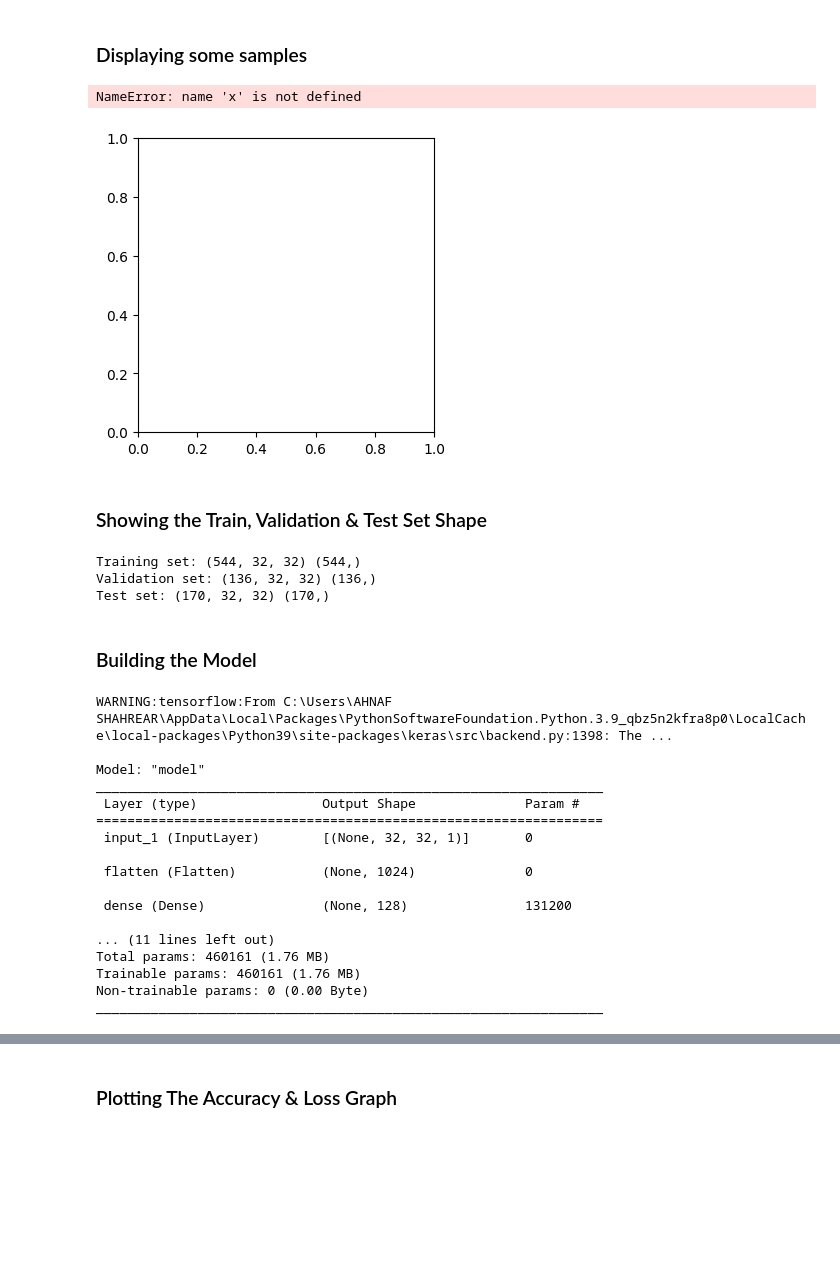
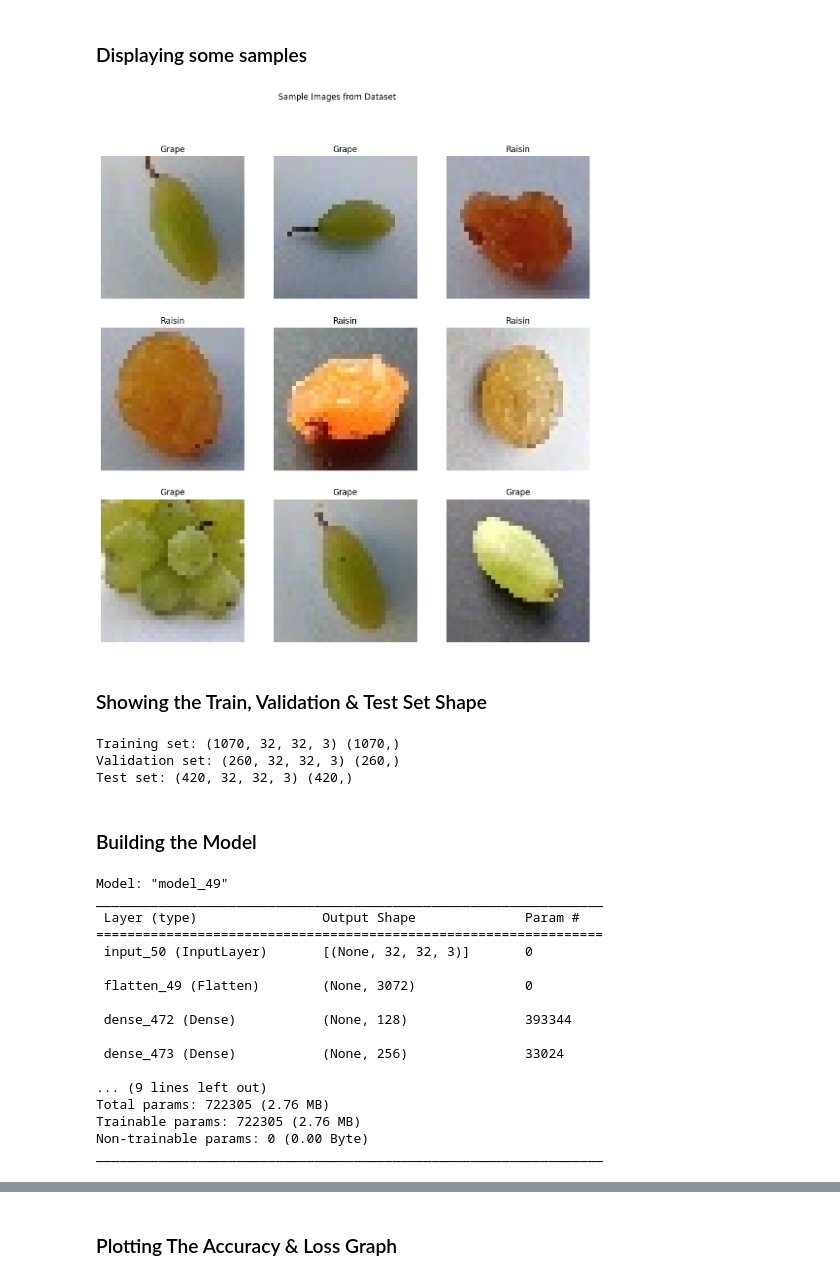
Before and after one commit to ahnafshahrear/Artificial-Intelligence-Lab, a Jupyter notebook: Assignment 4/binary-classification-using-fully-connected-neural-network.ipynb, the cells around one changed output, grey strips where cells are left out. Saved outputs shown, nothing was run; the diff lists cells and outputs as text; code cells hidden in the pictures; blank space fills up the shorter version.

Commit message:
binary-classification-using-fully-connected-neural-network updated

```diff
--- a/Assignment 4/binary-classification-using-fully-connected-neural-network.ipynb
+++ b/Assignment 4/binary-classification-using-fully-connected-neural-network.ipynb
@@ -26,7 +20,7 @@ for category in categories:
 
     for name in os.listdir(folder):
         image_name = os.path.join(folder, name)
-        image = cv2.imread(image_name, 0)
+        image = cv2.imread(image_name)
         dataset.append([image, label])
 
 random.shuffle(dataset)
@@ -53,7 +47,7 @@ for category in categories:
 
     for name in os.listdir(folder):
         image_name = os.path.join(folder, name)
-        image = cv2.imread(image_name, 0)
+        image = cv2.imread(image_name)
         dataset.append([image, label])
 
 random.shuffle(dataset)
@@ -80,7 +74,7 @@ for category in categories:
 
     for name in os.listdir(folder):
         image_name = os.path.join(folder, name)
-        image = cv2.imread(image_name, 0)
+        image = cv2.imread(image_name)
         dataset.append([image, label])
 
 random.shuffle(dataset)
@@ -106,16 +100,15 @@ def get_label(label):
 # %%
 plt.figure(figsize = (13, 13))
 for k in range(1, 10):
     plt.subplot(3, 3, k)
-    plt.imshow(cv2.cvtColor(x[k], cv2.COLOR_BGR2RGB))
-    plt.title(get_label(y[k]))
+    plt.imshow(cv2.cvtColor(x_train[k], cv2.COLOR_BGR2RGB))
+    plt.title(get_label(y_train[k]))
     plt.axis("off")
 
 plt.suptitle("Sample Images from Dataset")
 plt.show()
 # %% [output]
-NameError: name 'x' is not defined
-[figure, old version]
+[figure, new version]
 # %% [markdown]
 ### Showing the Train, Validation & Test Set Shape
 # %%
@@ -123,41 +116,43 @@ print("Training set:", x_train.shape, y_train.shape)
 print("Validation set:", x_val.shape, y_val.shape)
 print("Test set:", x_test.shape, y_test.shape)
 # %% [output]
-Training set: (544, 32, 32) (544,)
-Validation set: (136, 32, 32) (136,)
-Test set: (170, 32, 32) (170,)
+Training set: (1070, 32, 32, 3) (1070,)
+Validation set: (260, 32, 32, 3) (260,)
+Test set: (420, 32, 32, 3) (420,)
 # %% [markdown]
 ### Building the Model
 # %%
-inputs = Input(shape = (32, 32, 1))
+inputs = Input(shape = (32, 32, 3))
 x = Flatten()(inputs)
+
 x = Dense(128, activation = "relu")(x)
 x = Dense(256, activation = "relu")(x)
 x = Dense(512, activation = "relu")(x)
 x = Dense(256, activation = "relu")(x)
 x = Dense(128, activation = "relu")(x)
+
 outputs = Dense(1, activation = "sigmoid")(x)
 
 model = Model(inputs = inputs, outputs = outputs)
 
-model.compile(optimizer = Adam(0.00015), loss = "binary_crossentropy", metrics = ["accuracy"])
+model.compile(optimizer = Adam(0.000001), loss = "binary_crossentropy", metrics = ["accuracy"])
 model.summary()
 # %% [output]
-WARNING:tensorflow:From C:\Users\AHNAF SHAHREAR\AppData\Local\Packages\PythonSoftwareFoundation.Python.3.9_qbz5n2kfra8p0\LocalCache\local-packages\Python39\site-packages\keras\src\backend.py:1398: The ...
-
-Model: "model"
+Model: "model_49"
 _________________________________________________________________
  Layer (type)                Output Shape              Param #
 =================================================================
- input_1 (InputLayer)        [(None, 32, 32, 1)]       0
+ input_50 (InputLayer)       [(None, 32, 32, 3)]       0
 
- flatten (Flatten)           (None, 1024)              0
+ flatten_49 (Flatten)        (None, 3072)              0
 
- dense (Dense)               (None, 128)               131200
+ dense_472 (Dense)           (None, 128)               393344
 
-... (11 lines left out)
-Total params: 460161 (1.76 MB)
-Trainable params: 460161 (1.76 MB)
+ dense_473 (Dense)           (None, 256)               33024
+
+... (9 lines left out)
+Total params: 722305 (2.76 MB)
+Trainable params: 722305 (2.76 MB)
 Non-trainable params: 0 (0.00 Byte)
 _________________________________________________________________
 # %%
```
Also changed, not shown: parts of 4 cells of this notebook, 1 other file.
